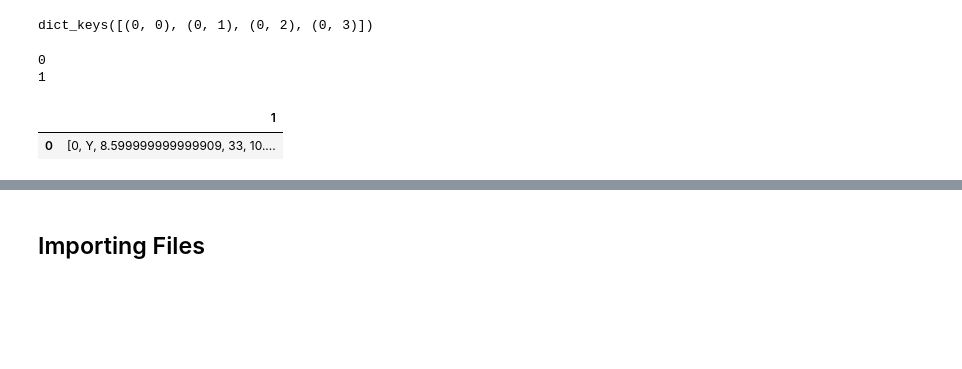
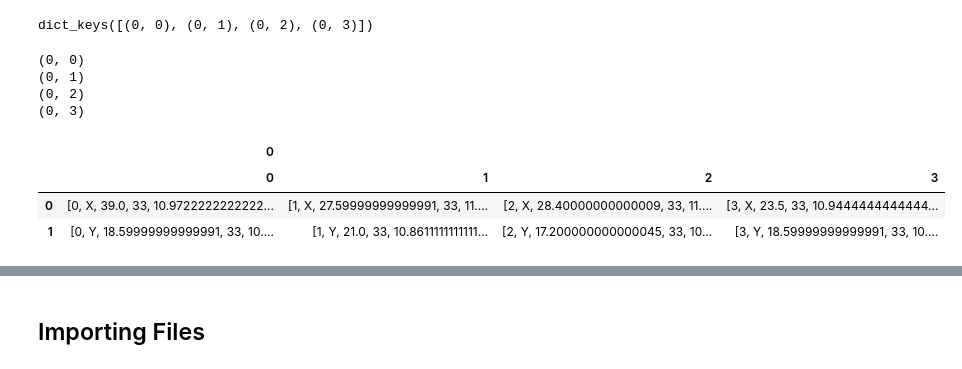
Before and after one commit to DTKx/capacityplanpy, a Jupyter notebook: 02_implementacao/reproduction.ipynb, the cells around one changed output, grey strips where cells are left out. Saved outputs shown, nothing was run; the diff lists cells and outputs as text; code cells hidden in the pictures; blank space fills up the shorter version.

```diff
--- a/02_implementacao/reproduction.ipynb
+++ b/02_implementacao/reproduction.ipynb
@@ -72,31 +72,37 @@ dict_keys([(0, 0), (0, 1), (0, 2), (0, 3)])
 # %%
 # dict_keys=ds_ind.keys()
 # for key,val in ds_ind.items():
 #     # print(key)
 #     # print(val)
 #     print(val[0])
 #     # df_exec=pd.DataFrame(ds_exec[key])
 data=[]
 for key,val in ds_ind.items():
     print(key)
     # print(val)
     # print(val[0])
     # df_ind=pd.DataFrame(ds_ind[key])
 
 # for key in dict_keys:
 #     df_ind=pd.DataFrame(ds_ind[key])
 
+df_ind=pd.DataFrame.from_dict(ds_ind)
+
 # df_ind=pd.DataFrame.from_dict(ds_ind)
 # # # results_df=pd.DataFrame.from_dict(results,orient="index")
 # # # print(results_df.columns)
 # # # results_df.reset_index()
 # # # print(results_df.columns)
 df_ind
 # %% [output]
-0
-1
+(0, 0)
+(0, 1)
+(0, 2)
+(0, 3)
-|  | 1 |
-| 0 | [0, Y, 8.599999999999909, 33, 10.... |
+|  | 0 |  |  |  |
+|  | 0 | 1 | 2 | 3 |
+| 0 | [0, X, 39.0, 33, 10.9722222222222... | [1, X, 27.59999999999991, 33, 11.... | [2, X, 28.40000000000009, 33, 11.... | [3, X, 23.5, 33, 10.9444444444444... |
+| 1 | [0, Y, 18.59999999999991, 33, 10.... | [1, Y, 21.0, 33, 10.8611111111111... | [2, Y, 17.200000000000045, 33, 10... | [3, Y, 18.59999999999991, 33, 10.... |
 # %%
 
 # results_df=pd.DataFrame.from_dict(results)
```
Also changed, not shown: parts of 2 cells of this notebook, 2 other files.
